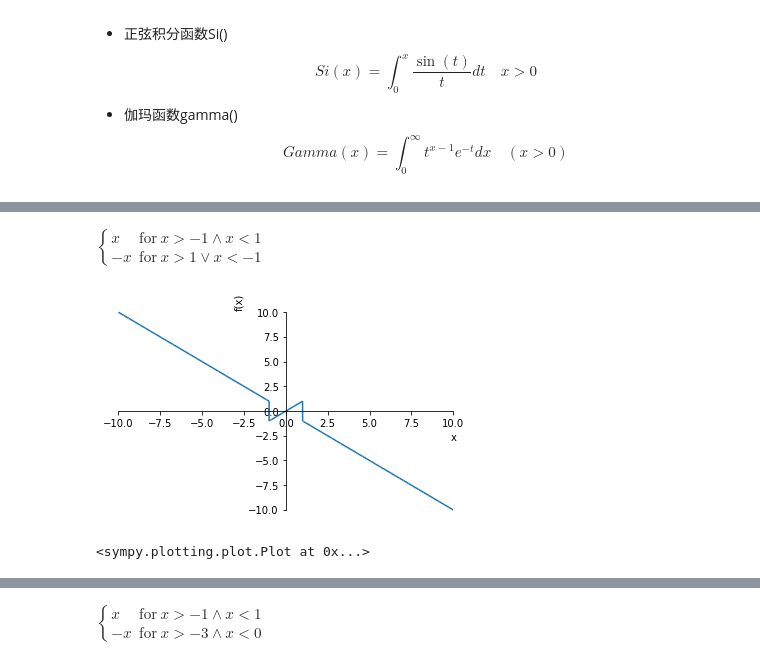
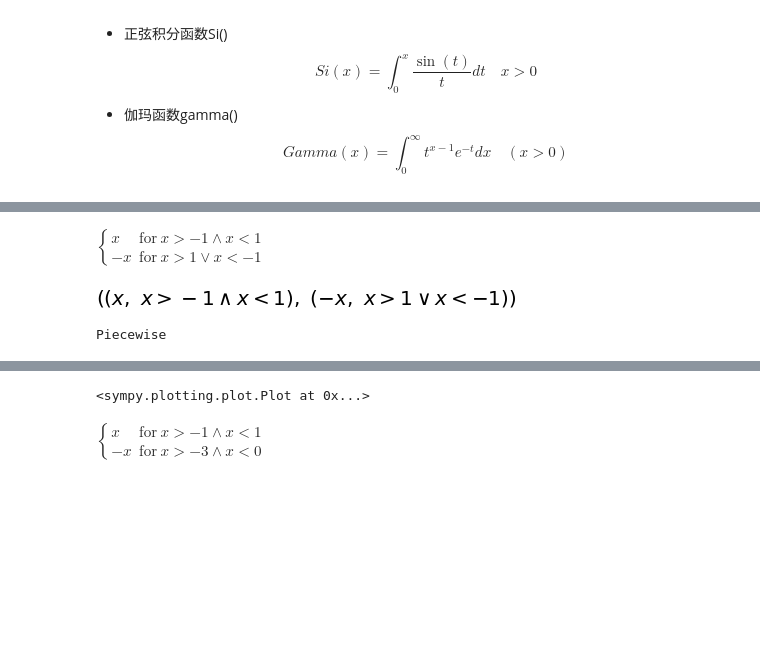
Before and after one commit to zidanewenqsh/mynotebook_01, a Jupyter notebook: sympy_demo.ipynb, the cells around one changed output, grey strips where cells are left out. Drawn from its saved outputs; the diff is of its cells as text; code cells hidden in the pictures; blank space fills up the shorter version.

```diff
--- a/sympy_demo.ipynb
+++ b/sympy_demo.ipynb
@@ -494,10 +1666,12 @@ gamma(5)
 from sympy import Piecewise, pi
 x = symbols('x')
 # %%
-f = Piecewise((x,(x>-1) & (x<1)),(-x,(x<-1) | (x>1)))
-f
-plot(f)
+f1 = Piecewise((x,(x>-1) & (x<1)),(-x,(x<-1) | (x>1)))
+f1
+f1.args
+f1.func
+plot(f1)
 # %% [output]
 $\displaystyle \begin{cases} x & \text{for}\: x > -1 \wedge x < 1 \\- x & \text{for}\: x > 1 \vee x < -1 \end{cases}$
-[figure, old version]
+[figure, new version]
-<sympy.plotting.plot.Plot at 0x...>
+Piecewise
@@ -504 +1679,2 @@ $\displaystyle \begin{cases} x & \text{for}\: x > -1 \wedge x < 1 \\- x & \text{
+<sympy.plotting.plot.Plot at 0x...>
 # %%
```
Also changed, not shown: parts of 251 cells of this notebook, 2 other files.
